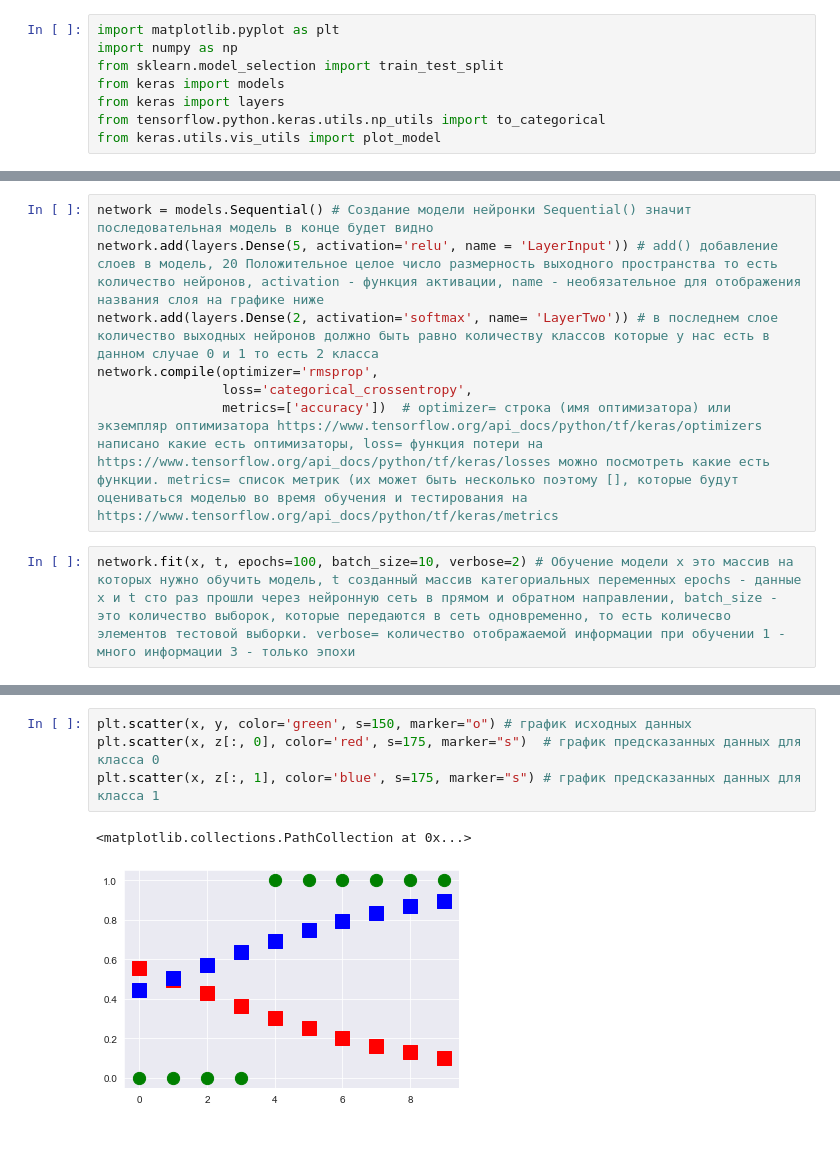
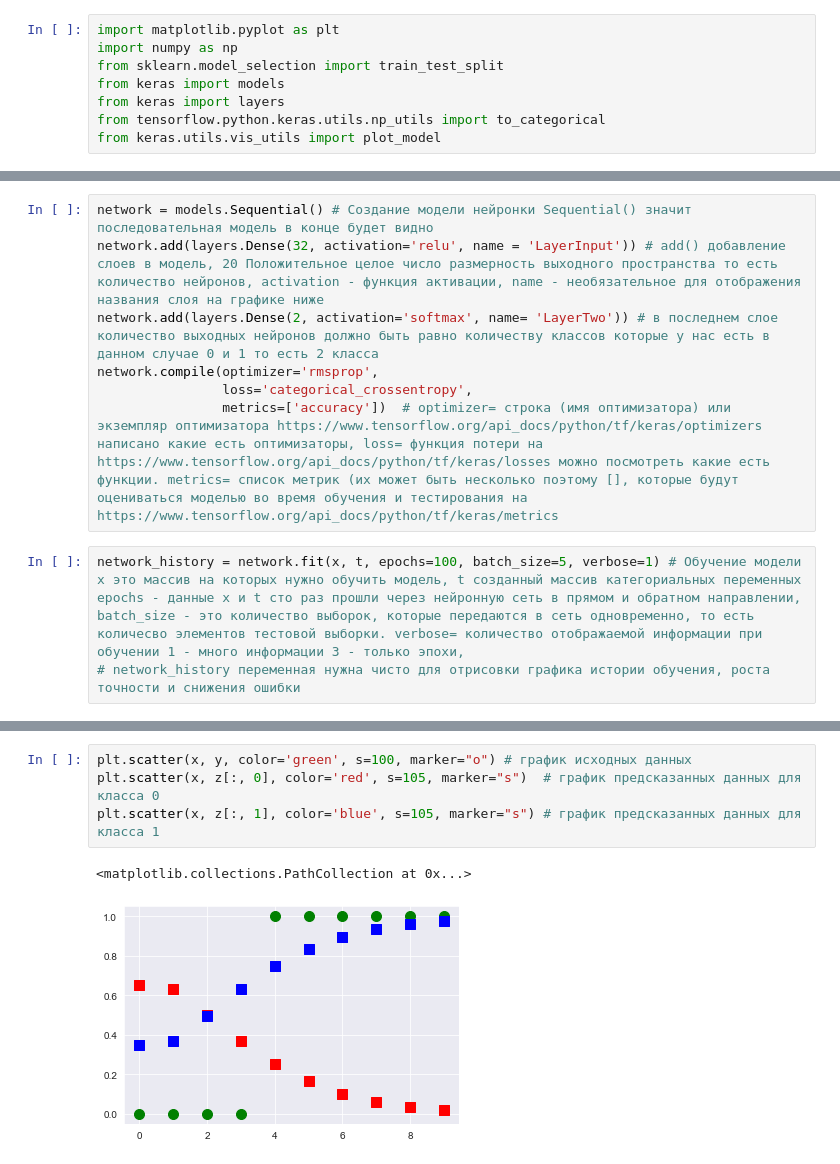
Before and after one commit to Genia163/AI-system, a Jupyter notebook: Table neural networks.ipynb, the cells around one changed output, grey strips where cells are left out. Drawn from its saved outputs; the diff is of its cells as text.

Commit message:
Table neural networks

```diff
--- a/Table neural networks.ipynb
+++ b/Table neural networks.ipynb
@@ -26,12 +28,13 @@ array([[1., 0.],
        [0., 1.]], dtype=float32)
 # %%
 network = models.Sequential() # Создание модели нейронки Sequential() значит последовательная модель в конце будет видно
-network.add(layers.Dense(5, activation='relu', name = 'LayerInput')) # add() добавление слоев в модель, 20 Положительное целое число размерность выходного пространства то есть количество нейронов, activation - функция активации, name - необязательное для отображения названия слоя на графике ниже
+network.add(layers.Dense(32, activation='relu', name = 'LayerInput')) # add() добавление слоев в модель, 20 Положительное целое число размерность выходного пространства то есть количество нейронов, activation - функция активации, name - необязательное для отображения названия слоя на графике ниже
 network.add(layers.Dense(2, activation='softmax', name= 'LayerTwo')) # в последнем слое количество выходных нейронов должно быть равно количеству классов которые у нас есть в данном случае 0 и 1 то есть 2 класса
 network.compile(optimizer='rmsprop',
                 loss='categorical_crossentropy',
                 metrics=['accuracy'])  # optimizer= строка (имя оптимизатора) или экземпляр оптимизатора https://www.tensorflow.org/api_docs/python/tf/keras/optimizers написано какие есть оптимизаторы, loss= функция потери на https://www.tensorflow.org/api_docs/python/tf/keras/losses можно посмотреть какие есть функции. metrics= список метрик (их может быть несколько поэтому [], которые будут оцениваться моделью во время обучения и тестирования на https://www.tensorflow.org/api_docs/python/tf/keras/metrics
 # %%
-network.fit(x, t, epochs=100, batch_size=10, verbose=2) # Обучение модели х это массив на которых нужно обучить модель, t созданный массив категориальных переменных epochs - данные х и t сто раз прошли через нейронную сеть в прямом и обратном направлении, batch_size - это количество выборок, которые передаются в сеть одновременно, то есть количесво элементов тестовой выборки. verbose= количество отображаемой информации при обучении 1 - много информации 3 - только эпохи
+network_history = network.fit(x, t, epochs=100, batch_size=5, verbose=1) # Обучение модели х это массив на которых нужно обучить модель, t созданный массив категориальных переменных epochs - данные х и t сто раз прошли через нейронную сеть в прямом и обратном направлении, batch_size - это количество выборок, которые передаются в сеть одновременно, то есть количесво элементов тестовой выборки. verbose= количество отображаемой информации при обучении 1 - много информации 3 - только эпохи,
+# network_history переменная нужна чисто для отрисовки графика истории обучения, роста точности и снижения ошибки
 # %% [output]
 Epoch 1/100
@@ -70,8 +72,8 @@ print(z)
 # %%
-plt.scatter(x, y, color='green', s=150, marker="o") # график исходных данных
-plt.scatter(x, z[:, 0], color='red', s=175, marker="s")  # график предсказанных данных для класса 0
-plt.scatter(x, z[:, 1], color='blue', s=175, marker="s") # график предсказанных данных для класса 1
+plt.scatter(x, y, color='green', s=100, marker="o") # график исходных данных
+plt.scatter(x, z[:, 0], color='red', s=105, marker="s")  # график предсказанных данных для класса 0
+plt.scatter(x, z[:, 1], color='blue', s=105, marker="s") # график предсказанных данных для класса 1
 # %% [output]
 <matplotlib.collections.PathCollection at 0x...>
-[figure, old version]
+[figure, new version]
 # %%
```
Also changed, not shown: parts of 17 cells of this notebook, 1 other file.
